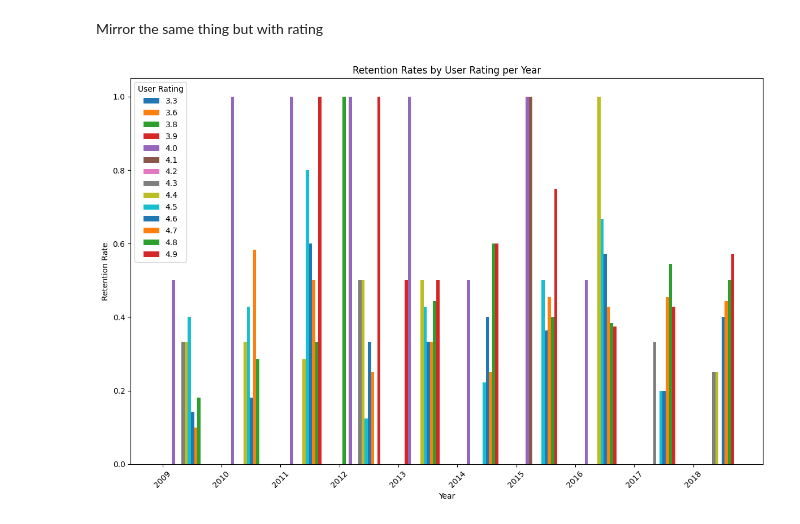
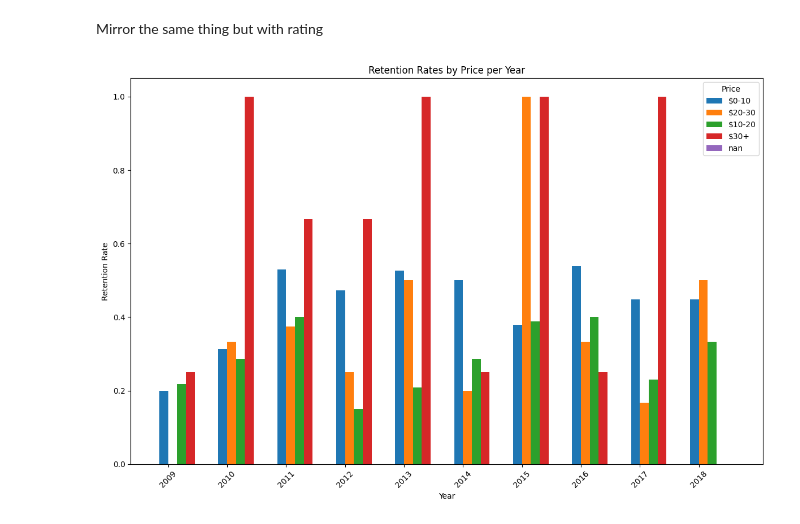
Before and after one commit to Eemkayy/cs210, a Jupyter notebook: FinalProject.ipynb, the cells around one changed output. Saved outputs shown, nothing was run; the diff lists cells and outputs as text; code cells hidden in the pictures.

Commit message:
fix retention rate

```diff
--- a/FinalProject.ipynb
+++ b/FinalProject.ipynb
@@ -94,6 +94,6 @@ plot_retention_rate_by_criteria(df)
 # %% [markdown]
 Mirror the same thing but with rating
-# %%
-plot_retention_rate_by_criteria(df, 'User Rating', 'User Rating') # NEEDS CUTTING
-# %% [output]
-[figure, removed]
+# %%
+plot_retention_rate_by_criteria(df, 'Price', 'Price', to_cut = True)
+# %% [output]
+[figure, added]
```
Also changed, not shown: parts of 2 cells of this notebook, 1 other file.
